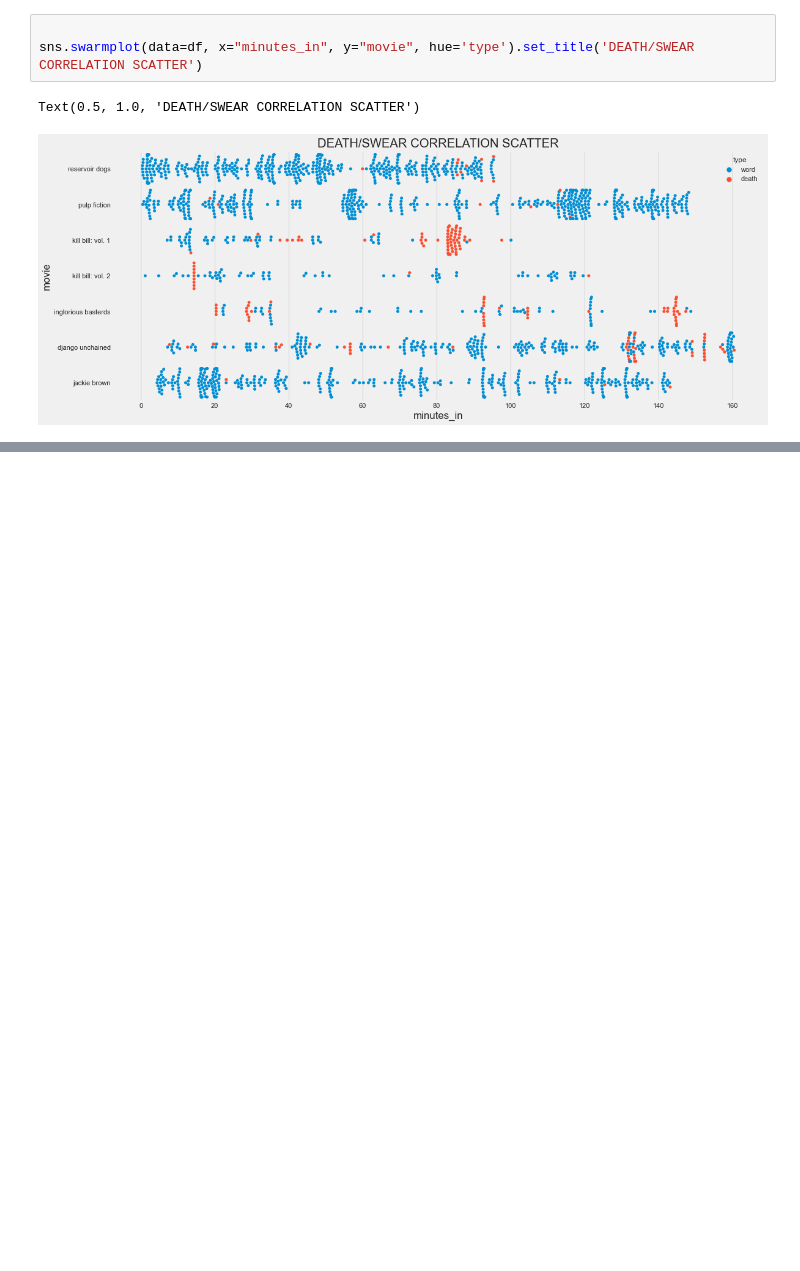
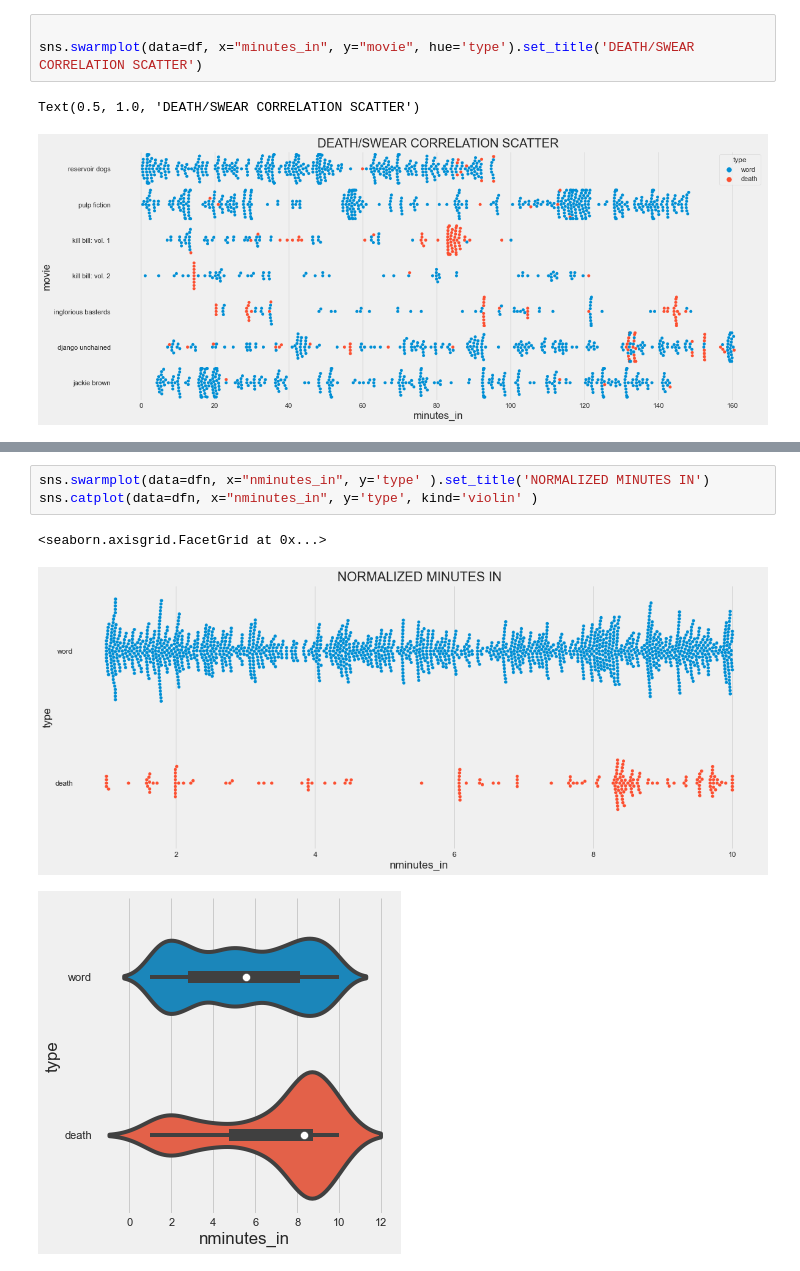
Before and after one commit to tmnkopp/PythonAutomation, a Jupyter notebook: py/tarantino.ipynb, the cells around one changed output, grey strips where cells are left out. Saved outputs shown, nothing was run; the diff lists cells and outputs as text; blank space fills up the shorter version.

```diff
--- a/py/tarantino.ipynb
+++ b/py/tarantino.ipynb
@@ -136,0 +154,7 @@ Text(0.5, 1.0, 'DEATH/SWEAR CORRELATION SCATTER')
+# %%
+sns.swarmplot(data=dfn, x="nminutes_in", y='type' ).set_title('NORMALIZED MINUTES IN')
+sns.catplot(data=dfn, x="nminutes_in", y='type', kind='violin' )
+# %% [output]
+<seaborn.axisgrid.FacetGrid at 0x...>
+[figure, added]
+[figure, added]
```
Also changed, not shown: parts of 4 cells of this notebook.
